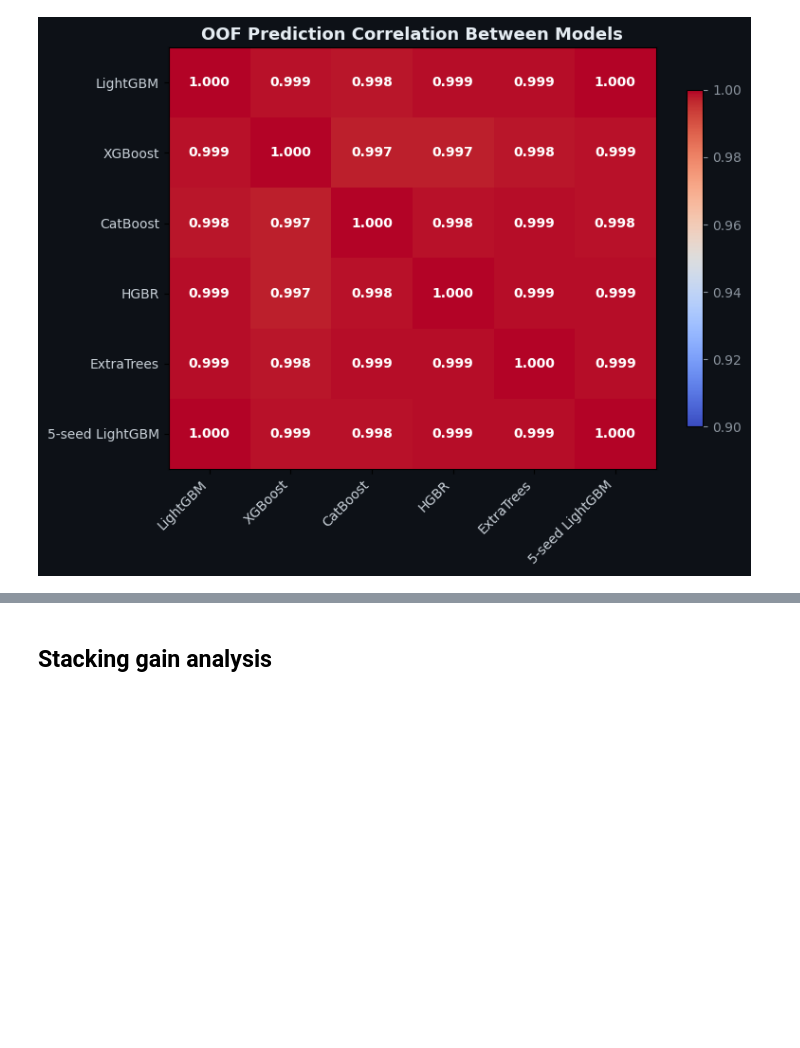
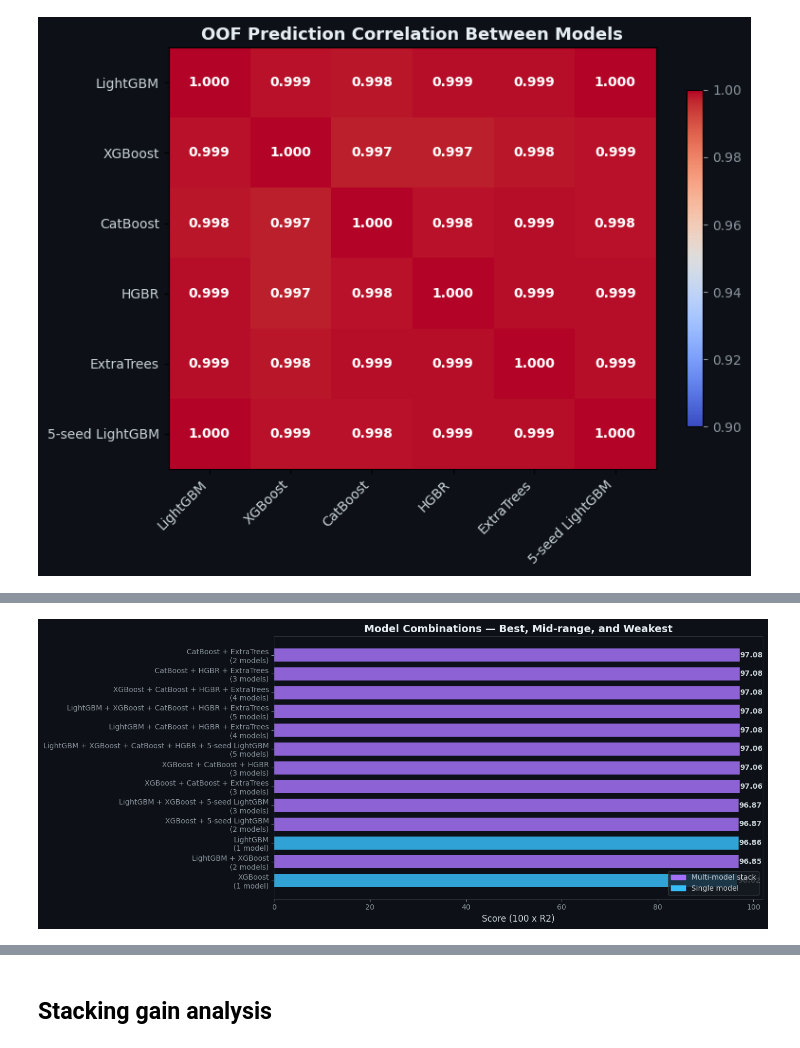
Before and after one commit to simply-mihir/traffic-demand-prediction, a Jupyter notebook: notebooks/07_model_comparison.ipynb, the cells around one changed output, grey strips where cells are left out. Saved outputs shown, nothing was run; the diff lists cells and outputs as text; code cells hidden in the pictures; blank space fills up the shorter version.

```diff
--- a/notebooks/07_model_comparison.ipynb
+++ b/notebooks/07_model_comparison.ipynb
@@ -408,0 +570,72 @@ plt.show()
+# %%
+# show top 5 + bottom 5 + a few mid-range for variety
+top5 = combo_df.head(5)
+mid = combo_df.iloc[len(combo_df)//3 : len(combo_df)//3 + 3]
+bot5 = combo_df.tail(5)
+top10 = pd.concat([top5, mid, bot5]).drop_duplicates(subset=["Combination"]).sort_values("Score", ascending=True)
+
+fig, ax = plt.subplots(figsize=(14, 6))
+fig.set_facecolor("#0d1117")
+
+colors = [
+    "#a371f7" if row["N_models"] > 1 else "#38bdf8"
+    for _, row in top10.iterrows()
+]
+
+bars = ax.barh(
+    [
+        f"{row['Combination']}\n({row['N_models']} model{'s' if row['N_models'] > 1 else ''})"
+        for _, row in top10.iterrows()
+    ],
+    top10["Score"],
+    color=colors,
+    alpha=0.85,
+    height=0.7,
+)
+
+for bar, score in zip(bars, top10["Score"]):
+    ax.text(
+        bar.get_width() + 0.1,
+        bar.get_y() + bar.get_height() / 2,
+        f"{score:.2f}",
+        va="center",
+        color="#c9d1d9",
+        fontsize=10,
+        fontweight="bold",
+    )
+
+ax.set_xlabel("Score (100 x R2)", color="#c9d1d9", fontsize=12)
+ax.set_title(
+    "Model Combinations — Best, Mid-range, and Weakest",
+    color="#e6edf3",
+    fontsize=14,
+    fontweight="bold",
+)
+ax.set_facecolor("#0d1117")
+ax.tick_params(colors="#8b949e")
+for spine in ax.spines.values():
+    spine.set_color("#30363d")
+
+import matplotlib.patches as mpatches
+
+ax.legend(
+    handles=[
+        mpatches.Patch(color="#a371f7", label="Multi-model stack"),
+        mpatches.Patch(color="#38bdf8", label="Single model"),
+    ],
+    loc="lower right",
+    facecolor="#161b22",
+    edgecolor="#30363d",
+    labelcolor="#c9d1d9",
+)
+
+plt.tight_layout()
+plt.savefig(
+    "../assets/combo_search.png",
+    dpi=150,
+    bbox_inches="tight",
+    facecolor="#0d1117",
+)
+plt.show()
+# %% [output]
+[figure, added]
```
Also changed, not shown: parts of 7 cells of this notebook, 5 other files.
